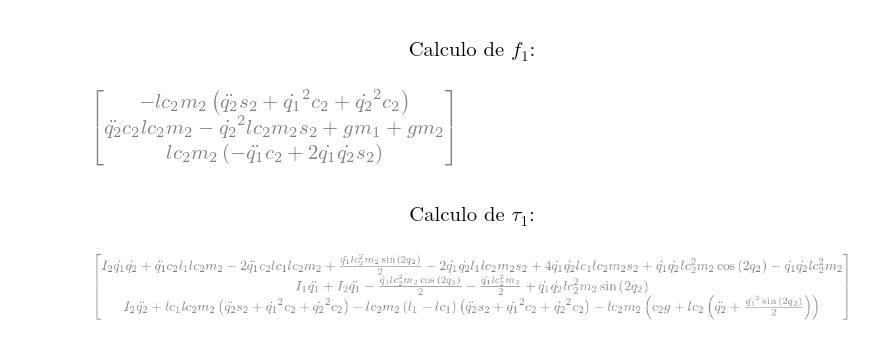
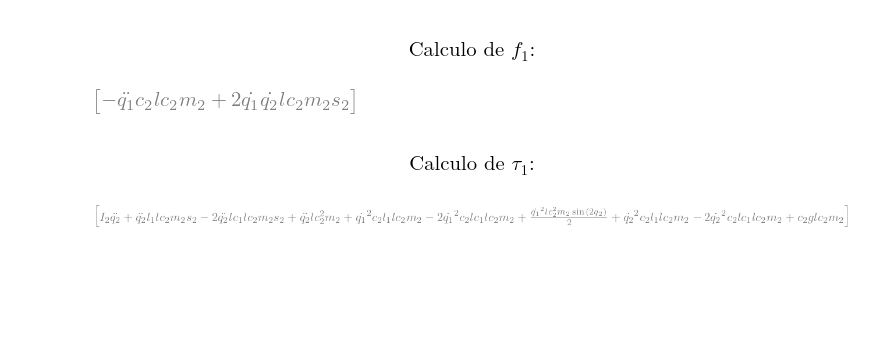
Before and after one commit to ErickNMA/Robotics, a Jupyter notebook: Dynamics/N-E.ipynb, the cells around one changed output. Saved outputs shown, nothing was run; the diff lists cells and outputs as text; code cells hidden in the pictures; blank space fills up the shorter version.

```diff
--- a/Dynamics/N-E.ipynb
+++ b/Dynamics/N-E.ipynb
@@ -65,8 +65,8 @@ R02 = np.array([
 ])
 
 R = np.array([
-    [0, R01, R02],
-    [0, 0, R12]
+    [np.zeros((3, 3)), R01, R02],
+    [np.zeros((3, 3)), np.zeros((3, 3)), R12]
 ])
 
 r11 = np.array([[0], [lc1], [0]])
@@ -77,10 +77,10 @@ r21 = np.array([[0], [(l1-lc1)], [0]])
 r32 = np.array([[(l2-lc2)], [0], [0]])
 
 r = np.array([
-    [0, 0, 0, 0],
-    [0, r11, r12, 0],
-    [0, r21, r22, r23],
-    [0, 0, r32, 0]
+    [np.zeros((3, 1)), np.zeros((3, 1)), np.zeros((3, 1)), np.zeros((3, 1))],
+    [np.zeros((3, 1)), r11, r12, np.zeros((3, 1))],
+    [np.zeros((3, 1)), r21, r22, r23],
+    [np.zeros((3, 1)), np.zeros((3, 1)), r32, np.zeros((3, 1))]
 ])
 
 z0 = np.array([[0], [0], [1]])
@@ -192,7 +192,7 @@ show(f[i])
 # %% [markdown]
 ### $$\text{Calculo de } \tau_2 \text{:}$$
 # %%
-tau[i] = np.array(np.cross(f[i].T, r[i][i].T).T + (I[i]*diff(Matrix(w[i]))) + np.cross(w[i].T, (I[i]*w[i]).T).T)
+tau[i] = np.array(np.cross(f[i].T, -r[i][i].T).T + (I[i]*diff(Matrix(w[i]))) + np.cross(w[i].T, (I[i]*w[i]).T).T)
 
-show(tau[i])
+show(tau[i][2]).expand()
 # %% [output]
@@ -205,14 +205,14 @@ show(tau[i])
 i = 1
 f[i] = np.array((R[i][i+1]@f[i+1]) + (m[i]*ac[i]) - (m[i]*gi[i]))
 
-show(f[i])
+show(f[i][2]).expand()
 # %% [output]
-[figure, old version]
+[figure, new version]
 # %% [markdown]
 ### $$\text{Calculo de } \tau_1 \text{:}$$
 # %%
-tau[i] = np.array((R[i][i+1]@tau[i+1]) - np.cross(f[i].T, r[i][i].T).T + np.cross((R[i][i+1]@f[i+1]).T, r[i+1][i].T).T + (I[i]*diff(Matrix(w[i]))) + np.cross(w[i].T, (I[i]*w[i]).T).T)
+tau[i] = np.array((R[i][i+1]@tau[i+1]) - np.cross(f[i].T, -r[i][i].T).T + np.cross((R[i][i+1]@f[i+1]).T, -r[i+1][i].T).T + (I[i]*diff(Matrix(w[i]))) + np.cross(w[i].T, (I[i]*w[i]).T).T)
 
-show(tau[i])
+show(tau[i][2]).expand()
 # %% [output]
-[figure, old version]
+[figure, new version]
```
Also changed, not shown: parts of 2 cells of this notebook.
